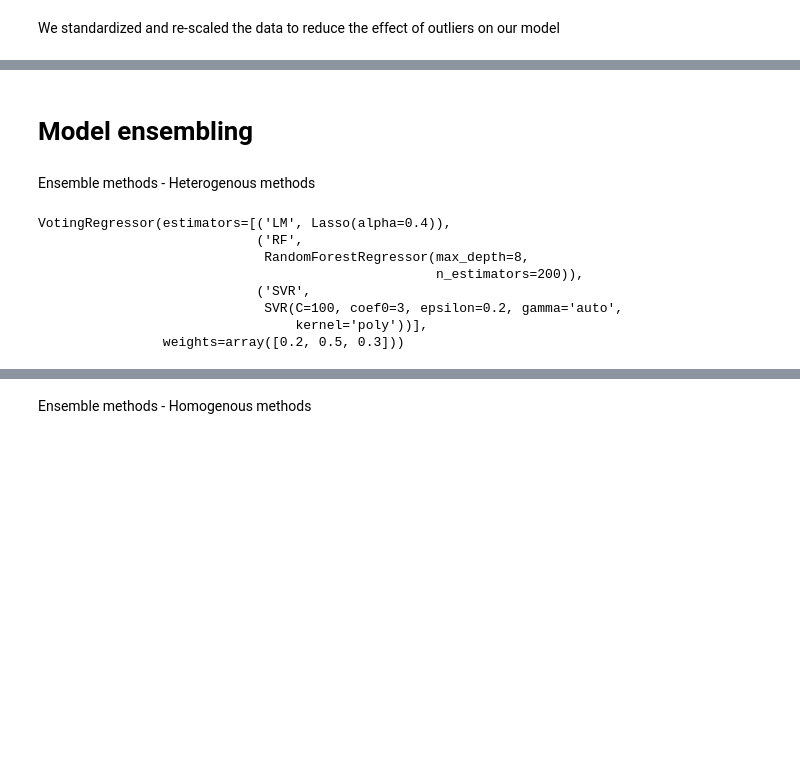
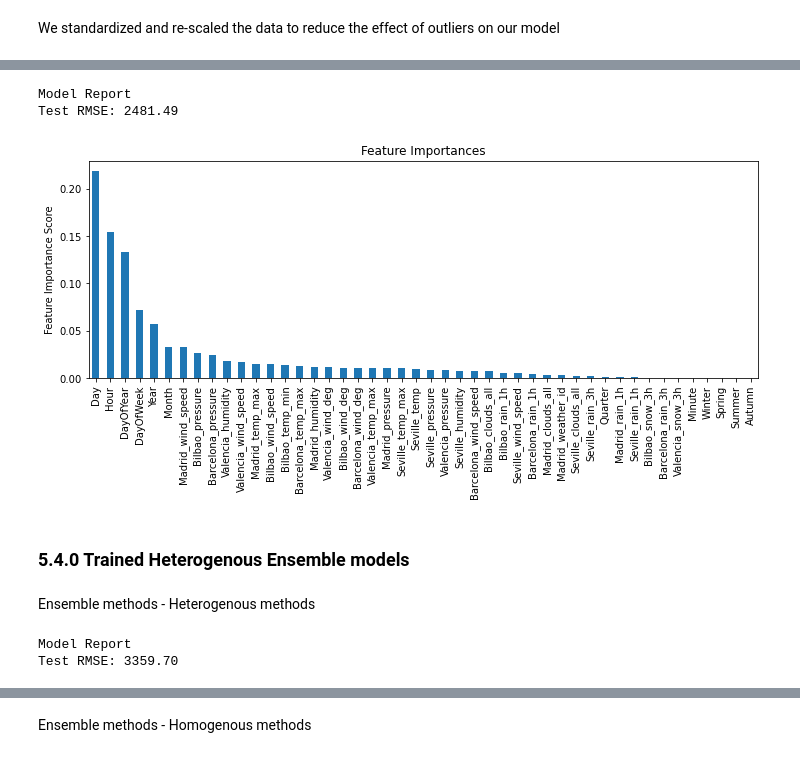
Before and after one commit to softmancho/load-shortfall-regression-predict-api, a Jupyter notebook: Advanced-Regression-Starter-Data/starter-notebook.ipynb, the cells around one changed output, grey strips where cells are left out. Saved outputs shown, nothing was run; the diff lists cells and outputs as text; code cells hidden in the pictures; blank space fills up the shorter version.

```diff
--- a/Advanced-Regression-Starter-Data/starter-notebook.ipynb
+++ b/Advanced-Regression-Starter-Data/starter-notebook.ipynb
@@ -756,5 +772,16 @@ SVR(C=100, coef0=3, epsilon=0.2, gamma='auto', kernel='poly')
+# %%
+gbr = GradientBoostingRegressor(max_depth=6,
+                                subsample=0.9,
+                                max_features=0.75,
+                                n_estimators=100,
+                                random_state=2)
+modelfit(gbr, X_train, X_validation, y_train, y_validation, performance=True, printFeatureImportance=True )
+# %% [output]
+Model Report
+Test RMSE: 2481.49
+[figure, added]
 # %% [markdown]
-# Model ensembling
+### 5.4.0 Trained  Heterogenous Ensemble models
 # %% [markdown]
 Ensemble methods - Heterogenous methods
 # %%
@@ -762,18 +789,13 @@ models = [("LM", lasso), ("RF",RF), ("SVR",svr_poly)]
 # %%
 # voting regressor
 
-model_weightings = np.array([0.2, 0.5, 0.3])
+model_weightings = np.array([0.2, 0.5])
 v_reg = VotingRegressor(estimators=models,weights=model_weightings)
-v_reg.fit(X_train, y_train)
-# %% [output]
-VotingRegressor(estimators=[('LM', Lasso(alpha=0.4)),
-                            ('RF',
-                             RandomForestRegressor(max_depth=8,
-                                                   n_estimators=200)),
-                            ('SVR',
-                             SVR(C=100, coef0=3, epsilon=0.2, gamma='auto',
-                                 kernel='poly'))],
-                weights=array([0.2, 0.5, 0.3]))
+# %%
+modelfit(v_reg, X_train, X_validation, y_train, y_validation, performance=True, printFeatureImportance=False )
+# %% [output]
+Model Report
+Test RMSE: 3359.70
 # %%
 # stacking regressor
 
```
Also changed, not shown: parts of 69 cells of this notebook, 2 other files.
